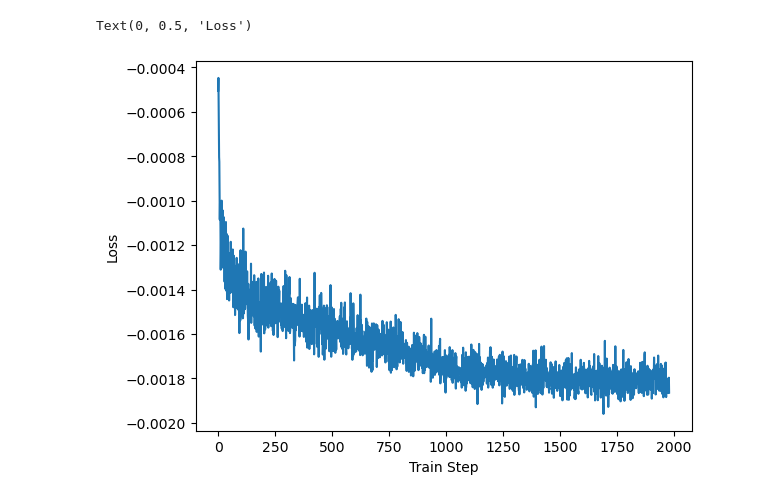
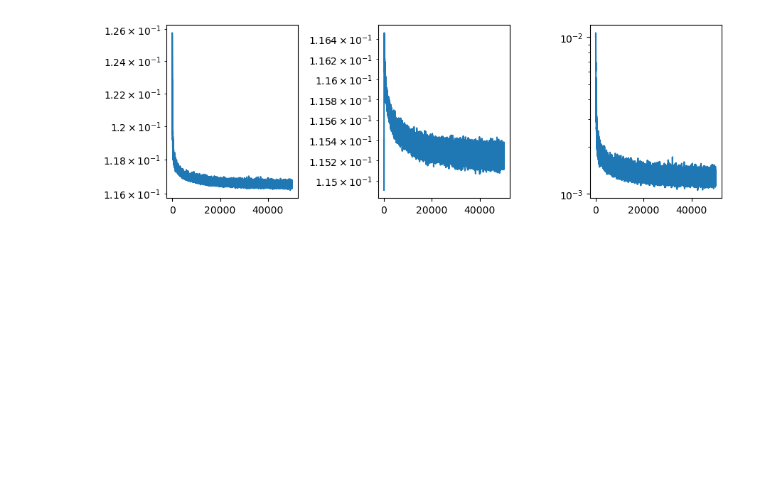
Before and after one commit to bioAI-Oslo/GridsWithoutPI, a Jupyter notebook: train_rnn.ipynb, the cells around one changed output. Cells and saved outputs as stored; diff of their text form; code cells hidden in the pictures; blank space fills up the shorter version.

```diff
--- a/train_rnn.ipynb
+++ b/train_rnn.ipynb
@@ -9,13 +9,13 @@ from models import RNNGC
 from dataset import DatasetMaker
 # %%
 ## Training parameters
-train_steps = 10000
+train_steps = 50000
 timesteps = 10
 bs = 64 # batch size
 
 # Model parameters
 ng = 256 # no. of recurrent units
-alpha = 1/11
+alpha = 0.88
 # %%
 # instantiate RNN model
 device = torch.device('cuda' if torch.cuda.is_available() else 'cpu')
@@ -44,8 +46,9 @@ for i in tqdm(range(train_steps)):
-# %%
-plt.plot(loss_history)
-plt.xlabel("Train Step")
-plt.ylabel("Loss")
-# %% [output]
-Text(0, 0.5, 'Loss')
-[figure, removed]
+# %%
+fig,axs = plt.subplots(1,3,figsize=(9,3))
+axs[0].semilogy(np.array(model.total_loss_history)-model.loss_minima())
+axs[1].semilogy(np.array(model.capacity_loss_history)-model.loss_minima())
+axs[2].semilogy(model.similarity_loss_history)
+fig.tight_layout()
+# %% [output]
+[figure, added]
 # %%
```
Also changed, not shown: parts of 5 cells of this notebook, 3 other files.
